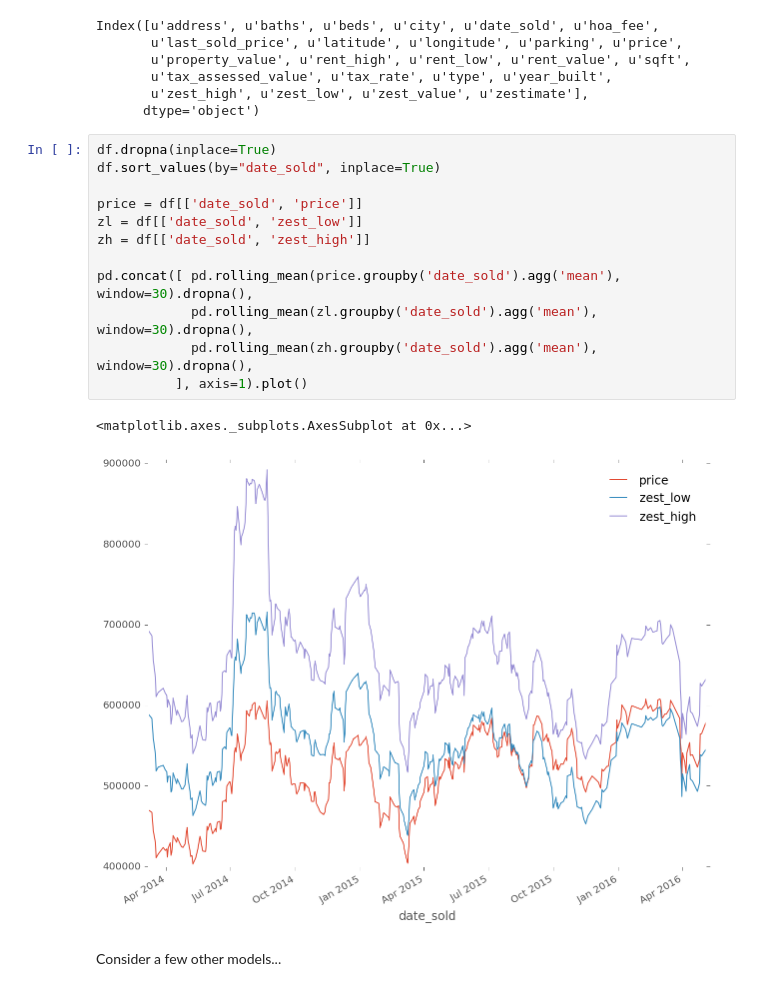
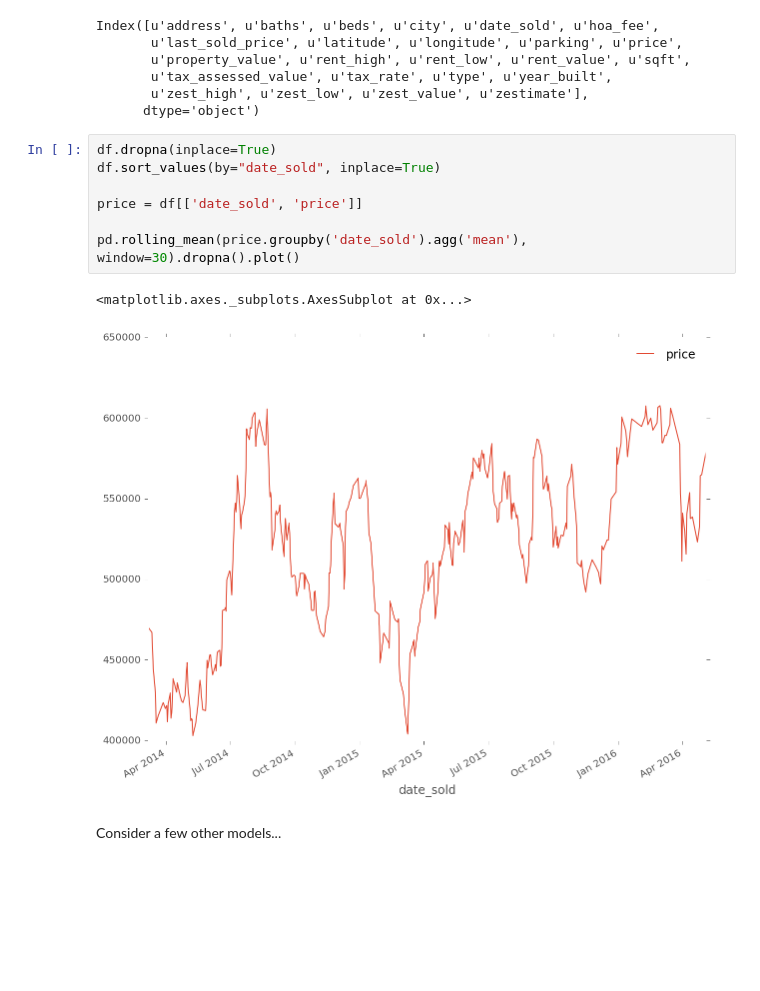
Before and after one commit to mlunacek/meetup_data_science_2016, a Jupyter notebook: notebooks/exercise_02.ipynb, the cells around one changed output. Drawn from its saved outputs; the diff is of its cells as text; blank space fills up the shorter version.

Commit message:
removing zest

```diff
--- a/notebooks/exercise_02.ipynb
+++ b/notebooks/exercise_02.ipynb
@@ -19,18 +19,13 @@ Index([u'address', u'baths', u'beds', u'city', u'date_sold', u'hoa_fee',
 # %%
 df.dropna(inplace=True)
 df.sort_values(by="date_sold", inplace=True)
 
 price = df[['date_sold', 'price']]
-zl = df[['date_sold', 'zest_low']]
-zh = df[['date_sold', 'zest_high']]
 
-pd.concat([ pd.rolling_mean(price.groupby('date_sold').agg('mean'), window=30).dropna(),
-            pd.rolling_mean(zl.groupby('date_sold').agg('mean'), window=30).dropna(),
-            pd.rolling_mean(zh.groupby('date_sold').agg('mean'), window=30).dropna(),
-          ], axis=1).plot()
+pd.rolling_mean(price.groupby('date_sold').agg('mean'), window=30).dropna().plot()
 # %% [output]
 <matplotlib.axes._subplots.AxesSubplot at 0x...>
-[figure, old version]
+[figure, new version]
 # %% [markdown]
 Consider a few other models...
 # %%
```
Also changed, not shown: 1 other file.
